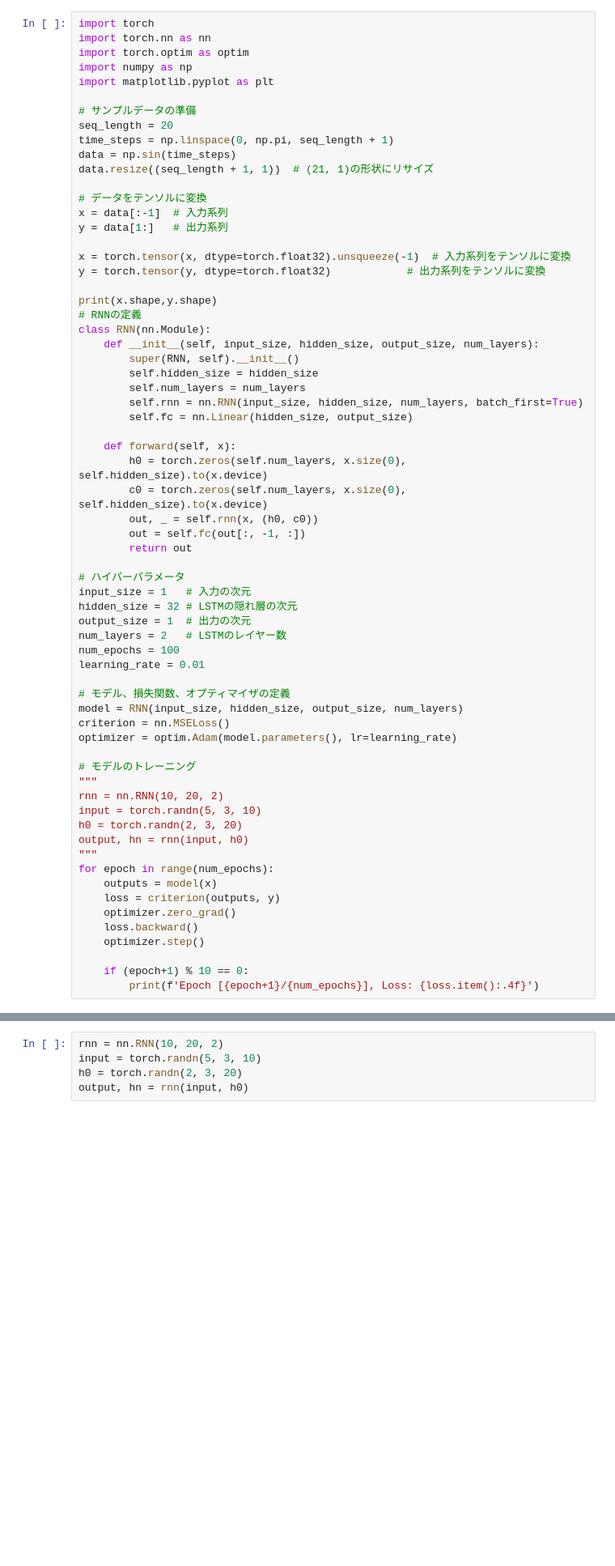
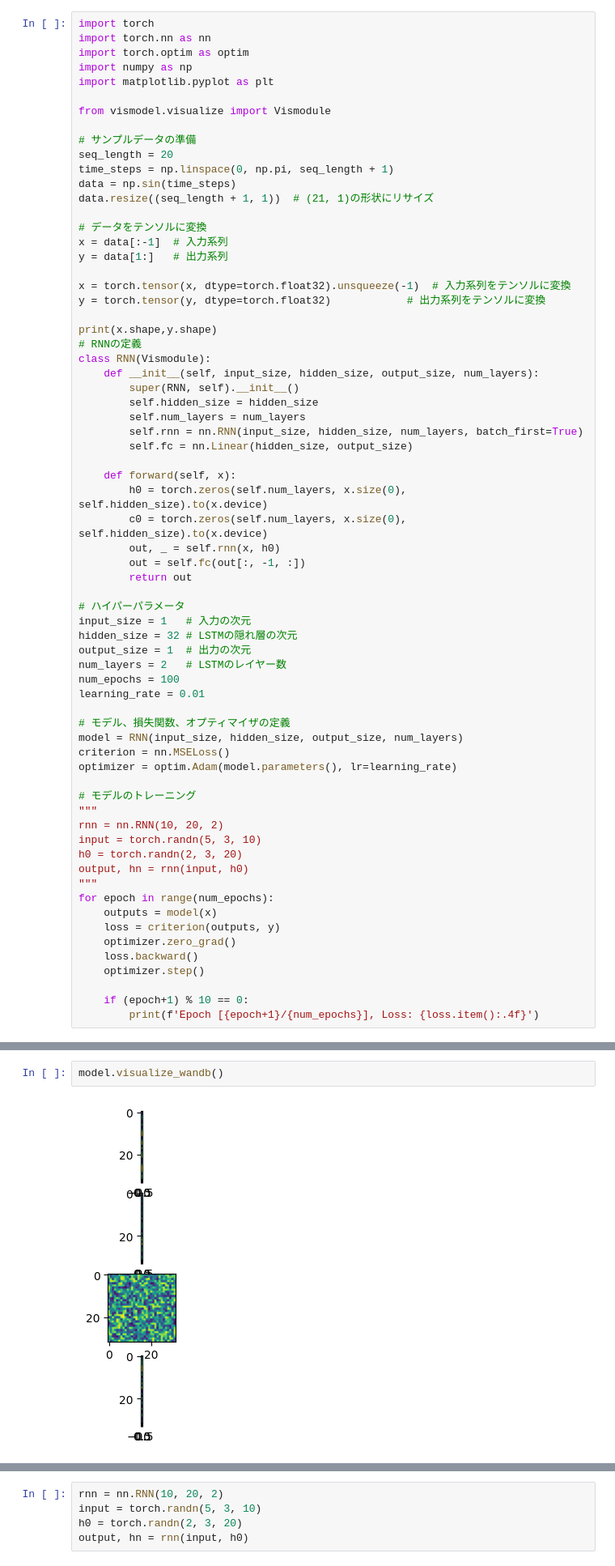
Before and after one commit to sollall/vismodel, a Jupyter notebook: sample_rnn.ipynb, the cells around one changed output, grey strips where cells are left out. Shown at 81% size. Saved outputs shown, nothing was run; the diff lists cells and outputs as text; blank space fills up the shorter version.

```diff
--- a/sample_rnn.ipynb
+++ b/sample_rnn.ipynb
@@ -4,6 +4,8 @@ import torch.nn as nn
 import torch.optim as optim
 import numpy as np
 import matplotlib.pyplot as plt
+
+from vismodel.visualize import Vismodule
 
 # サンプルデータの準備
 seq_length = 20
@@ -20,7 +22,7 @@ y = torch.tensor(y, dtype=torch.float32)            # 出力系列をテンソ
 
 print(x.shape,y.shape)
 # RNNの定義
-class RNN(nn.Module):
+class RNN(Vismodule):
     def __init__(self, input_size, hidden_size, output_size, num_layers):
         super(RNN, self).__init__()
         self.hidden_size = hidden_size
@@ -31,7 +33,7 @@ class RNN(nn.Module):
     def forward(self, x):
         h0 = torch.zeros(self.num_layers, x.size(0), self.hidden_size).to(x.device)
         c0 = torch.zeros(self.num_layers, x.size(0), self.hidden_size).to(x.device)
-        out, _ = self.rnn(x, (h0, c0))
+        out, _ = self.rnn(x, h0)
         out = self.fc(out[:, -1, :])
         return out
 
@@ -75,0 +81,4 @@ visualize_wandb(model)
+# %%
+model.visualize_wandb()
+# %% [output]
+[figure, added]
```
Also changed, not shown: parts of 3 cells of this notebook, 3 other files.
